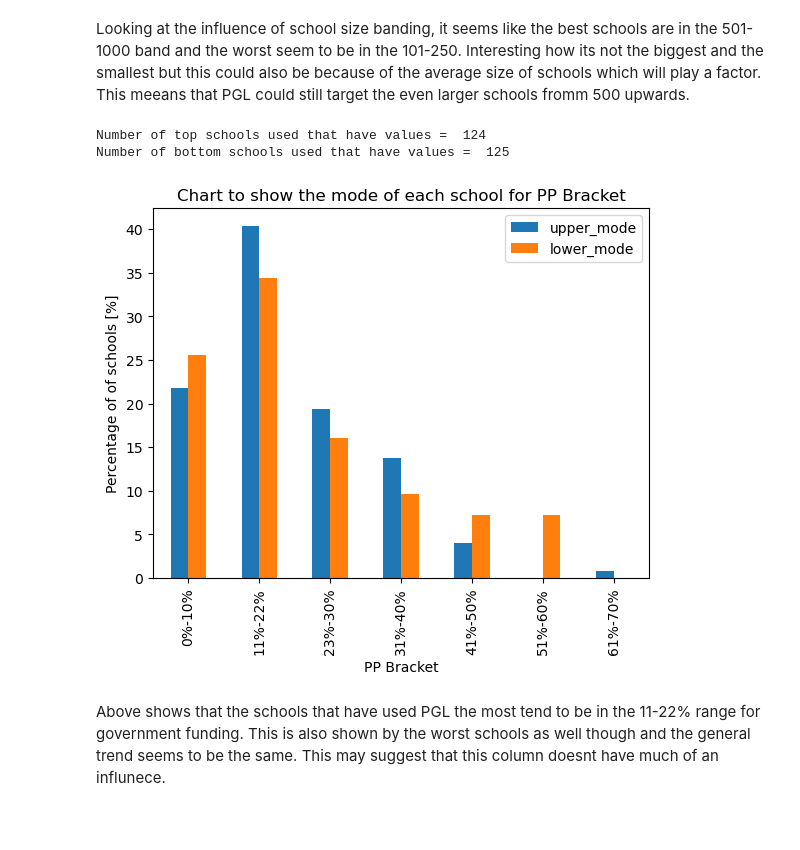
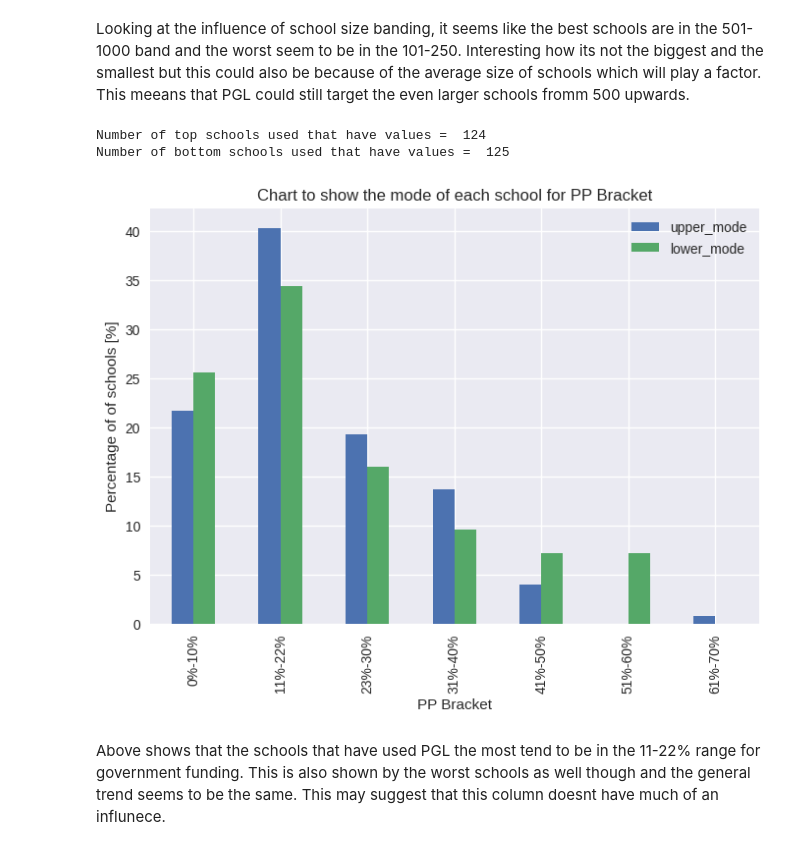
Before and after one commit to maxcwalker/documents, a Jupyter notebook: jupyter/prospectMapping/prospect_mapping_2.ipynb, the cells around one changed output. Cells and saved outputs as stored; diff of their text form; code cells hidden in the pictures; blank space fills up the shorter version.

```diff
--- a/jupyter/prospectMapping/prospect_mapping_2.ipynb
+++ b/jupyter/prospectMapping/prospect_mapping_2.ipynb
@@ -100,7 +102,7 @@ def mode_bar_bands(column,order):
     lower_schools = df.loc[df[col[1]].isin(lower_establishments)]
     lower_mode = lower_schools.groupby([col[1]])[column].agg(pd.Series.mode).explode()
     lower_mode = lower_mode[lower_mode.str.len() > 0]
-
+    plt.style.use('seaborn')
     d = pd.DataFrame({'upper_mode' : upper_mode.value_counts(normalize=True).mul(100), 'lower_mode' : lower_mode.value_counts(normalize=True).mul(100)})
     if order != 0:
         d.sort_index().loc[order].plot.bar()
@@ -113,6 +115,7 @@ def mode_bar_bands(column,order):
 
     print("Number of top schools used that have values = ", len(upper_mode))
     print("Number of bottom schools used that have values = ", len(lower_mode))
+    return d
 # %%
 order = ['0-100','101-250','251-500','501-1000','1001-1500','1501-2001']
 mode_bar_bands(col[44],order)
@@ -123,11 +126,11 @@ Number of bottom schools used that have values =  128
 # %% [markdown]
 Looking at the influence of school size banding, it seems like the best schools are in the 501-1000 band and the worst seem to be in the 101-250. Interesting how its not the biggest and the smallest but this could also be because of the average size of schools which will play a factor. This meeans that PGL could still target the even larger schools fromm 500 upwards.
 # %%
-mode_bar_bands(col[43], 0)
+d = mode_bar_bands(col[43], 0)
 # %% [output]
 Number of top schools used that have values =  124
 Number of bottom schools used that have values =  125
-[figure, old version]
+[figure, new version]
 # %% [markdown]
 Above shows that the schools that have used PGL the most tend to be in the 11-22% range for government funding. This is also shown by the worst schools as well though and the general trend seems to be the same. This may suggest that this column doesnt have much of an influnece.
 # %%
```
Also changed, not shown: parts of 14 cells of this notebook.
